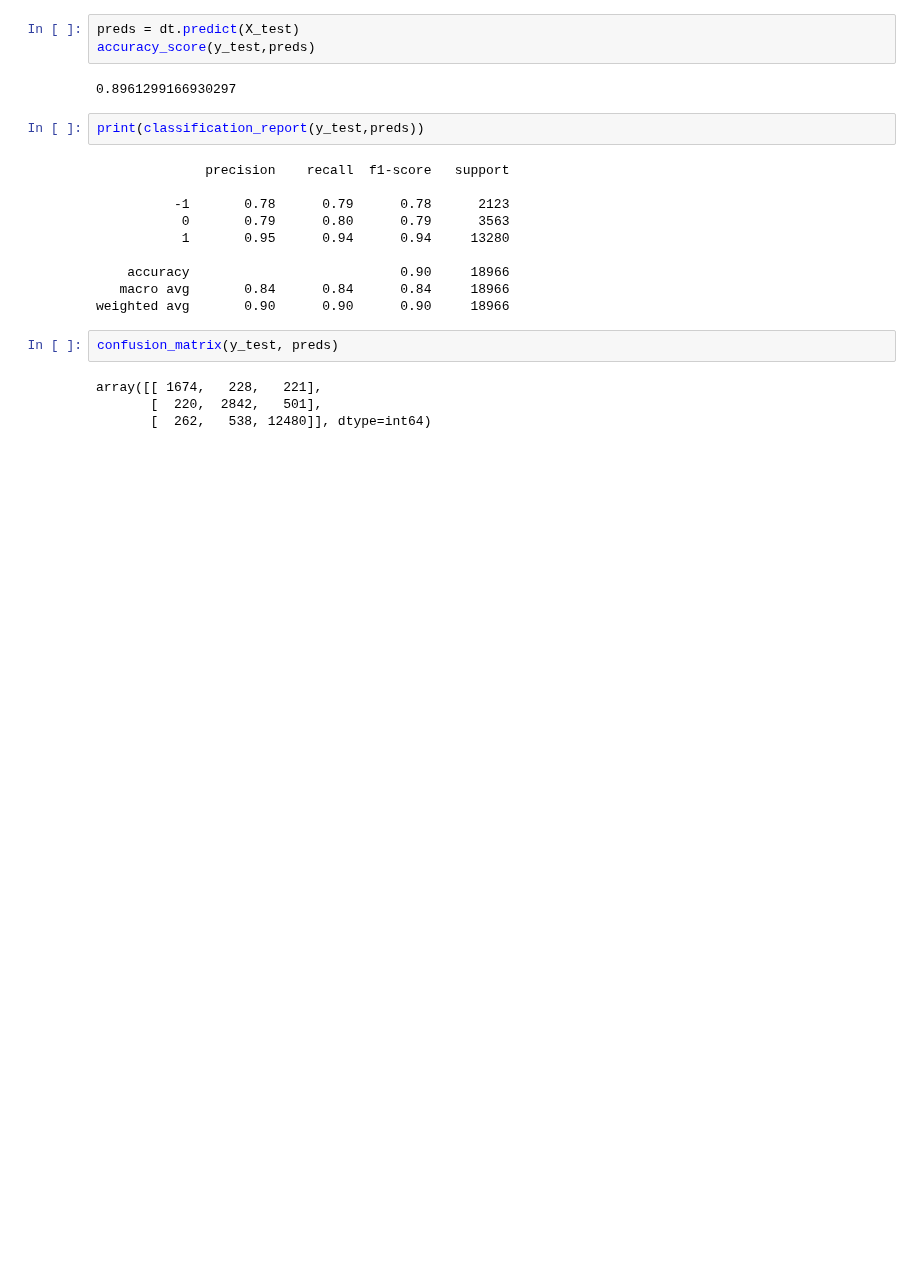
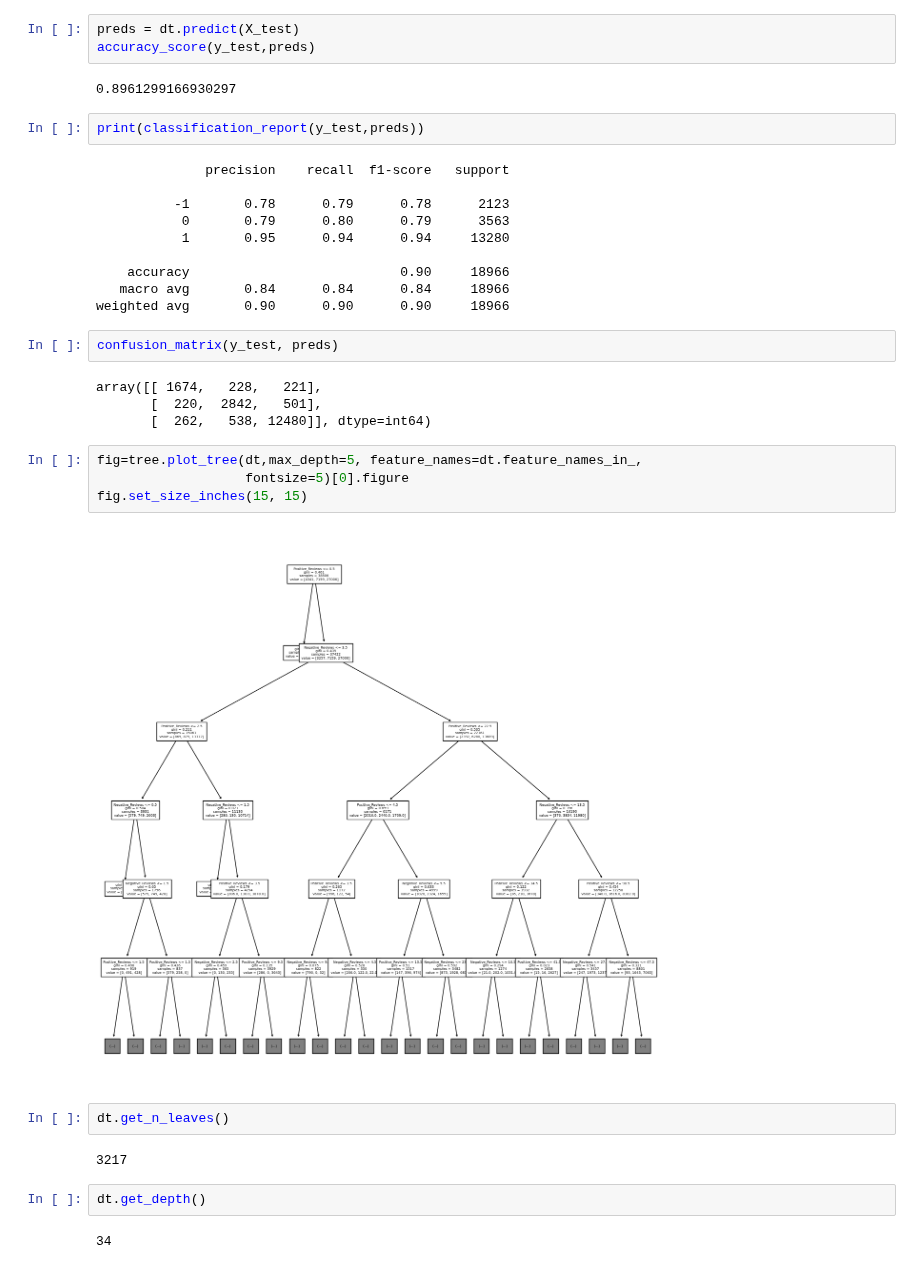
Before and after one commit to Aryan-ki-codepanti/steam-games-data-analysis, a Jupyter notebook: data-mining/Decision_Tree/main.ipynb, the cells around one changed output. Saved outputs shown, nothing was run; the diff lists cells and outputs as text; blank space fills up the shorter version.

```diff
--- a/data-mining/Decision_Tree/main.ipynb
+++ b/data-mining/Decision_Tree/main.ipynb
@@ -58,3 +63,17 @@ confusion_matrix(y_test, preds)
 array([[ 1674,   228,   221],
        [  220,  2842,   501],
        [  262,   538, 12480]], dtype=int64)
+# %%
+fig=tree.plot_tree(dt,max_depth=5, feature_names=dt.feature_names_in_,
+                   fontsize=5)[0].figure
+fig.set_size_inches(15, 15)
+# %% [output]
+[figure, added]
+# %%
+dt.get_n_leaves()
+# %% [output]
+3217
+# %%
+dt.get_depth()
+# %% [output]
+34
```
Also changed, not shown: parts of 2 cells of this notebook.
